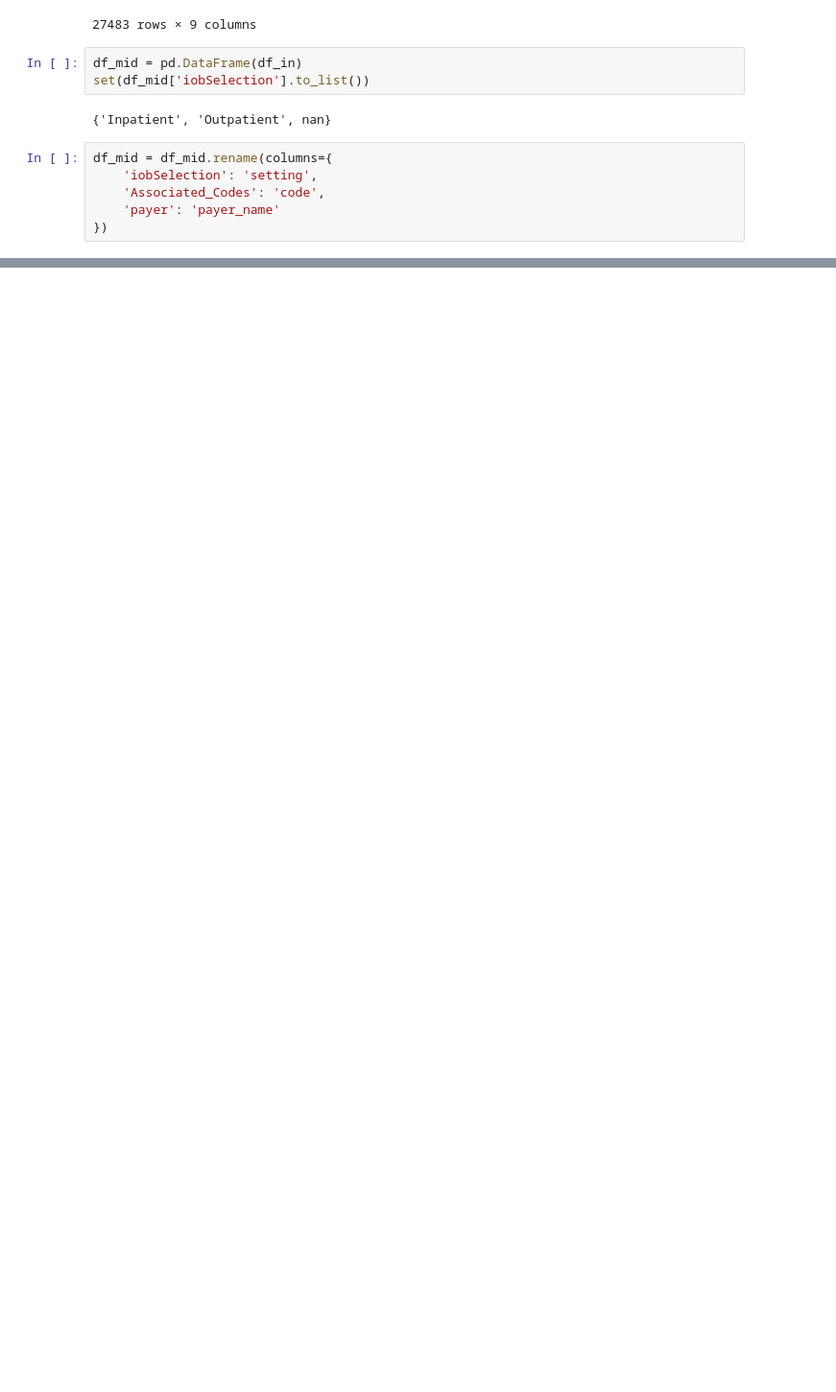
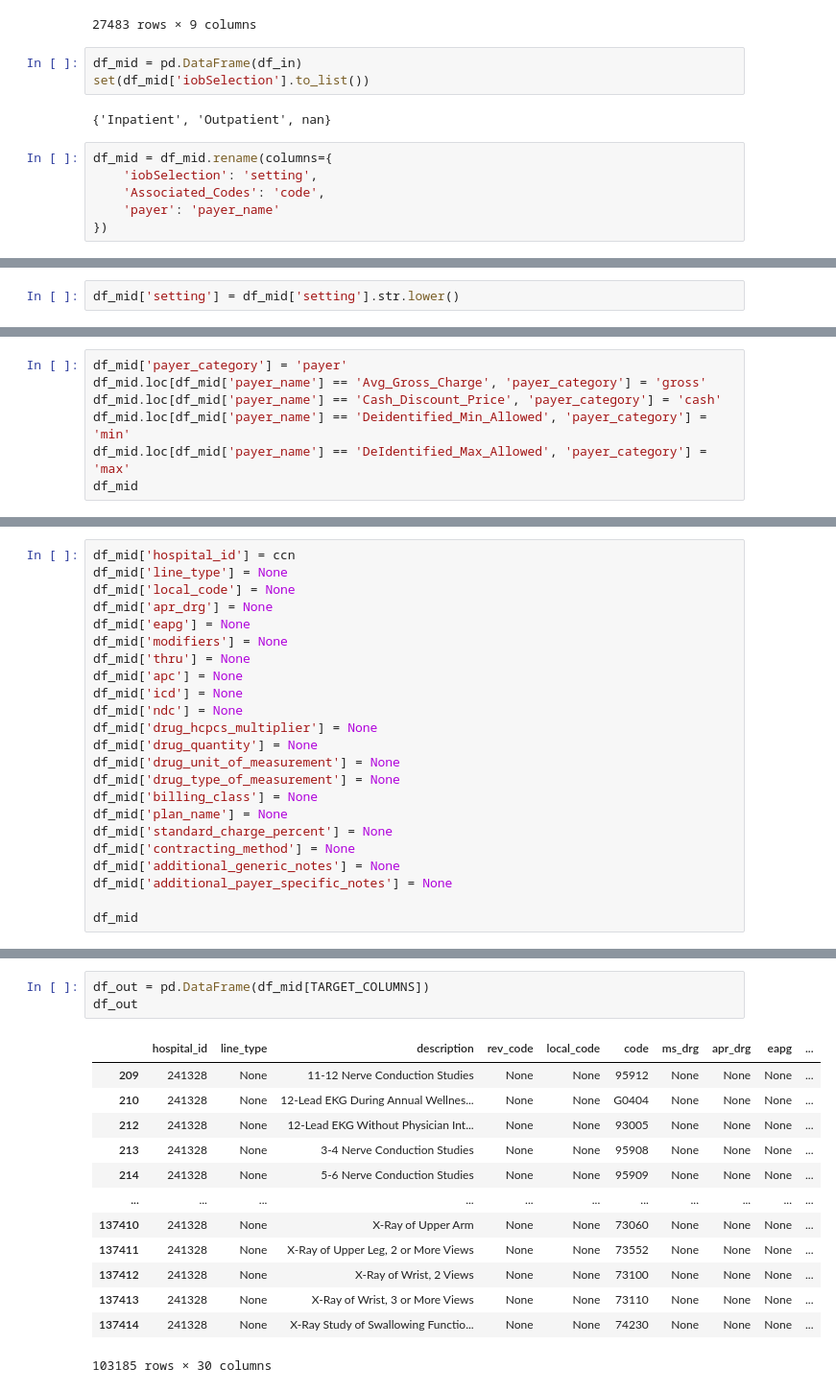
Before and after one commit to rl1987/dolthub-bounty-transparency-in-pricing, a Jupyter notebook: HPI.ipynb, the cells around one changed output, grey strips where cells are left out. Shown: that part at 96% size. Saved outputs shown, nothing was run; the diff lists cells and outputs as text; blank space fills up the shorter version.

```diff
--- a/HPI.ipynb
+++ b/HPI.ipynb
@@ -149 +183,3 @@ df_mid
 103185 rows × 5 columns
+# %%
+df_mid['setting'] = df_mid['setting'].str.lower()
@@ -149,0 +235,7 @@ df_mid
+# %%
+df_mid['payer_category'] = 'payer'
+df_mid.loc[df_mid['payer_name'] == 'Avg_Gross_Charge', 'payer_category'] = 'gross'
+df_mid.loc[df_mid['payer_name'] == 'Cash_Discount_Price', 'payer_category'] = 'cash'
+df_mid.loc[df_mid['payer_name'] == 'Deidentified_Min_Allowed', 'payer_category'] = 'min'
+df_mid.loc[df_mid['payer_name'] == 'DeIdentified_Max_Allowed', 'payer_category'] = 'max'
+df_mid
@@ -149,0 +256,23 @@ df_mid
+# %%
+df_mid['hospital_id'] = ccn
+df_mid['line_type'] = None
+df_mid['local_code'] = None
+df_mid['apr_drg'] = None
+df_mid['eapg'] = None
+df_mid['modifiers'] = None
+df_mid['thru'] = None
+df_mid['apc'] = None
+df_mid['icd'] = None
+df_mid['ndc'] = None
+df_mid['drug_hcpcs_multiplier'] = None
+df_mid['drug_quantity'] = None
+df_mid['drug_unit_of_measurement'] = None
+df_mid['drug_type_of_measurement'] = None
+df_mid['billing_class'] = None
+df_mid['plan_name'] = None
+df_mid['standard_charge_percent'] = None
+df_mid['contracting_method'] = None
+df_mid['additional_generic_notes'] = None
+df_mid['additional_payer_specific_notes'] = None
+
+df_mid
@@ -149,0 +293,17 @@ df_mid
+# %%
+df_out = pd.DataFrame(df_mid[TARGET_COLUMNS])
+df_out
+# %% [output]
+|  | hospital_id | line_type | description | rev_code | local_code | code | ms_drg | apr_drg | eapg | ... |
+| 209 | 241328 | None | 11-12 Nerve Conduction Studies | None | None | 95912 | None | None | None | ... |
+| 210 | 241328 | None | 12-Lead EKG During Annual Wellnes... | None | None | G0404 | None | None | None | ... |
+| 212 | 241328 | None | 12-Lead EKG Without Physician Int... | None | None | 93005 | None | None | None | ... |
+| 213 | 241328 | None | 3-4 Nerve Conduction Studies | None | None | 95908 | None | None | None | ... |
+| 214 | 241328 | None | 5-6 Nerve Conduction Studies | None | None | 95909 | None | None | None | ... |
+| ... | ... | ... | ... | ... | ... | ... | ... | ... | ... | ... |
+| 137410 | 241328 | None | X-Ray of Upper Arm | None | None | 73060 | None | None | None | ... |
+| 137411 | 241328 | None | X-Ray of Upper Leg, 2 or More Views | None | None | 73552 | None | None | None | ... |
+| 137412 | 241328 | None | X-Ray of Wrist, 2 Views | None | None | 73100 | None | None | None | ... |
+| 137413 | 241328 | None | X-Ray of Wrist, 3 or More Views | None | None | 73110 | None | None | None | ... |
+| 137414 | 241328 | None | X-Ray Study of Swallowing Functio... | None | None | 74230 | None | None | None | ... |
+103185 rows × 30 columns
```
Also changed, not shown: parts of 9 cells of this notebook.
